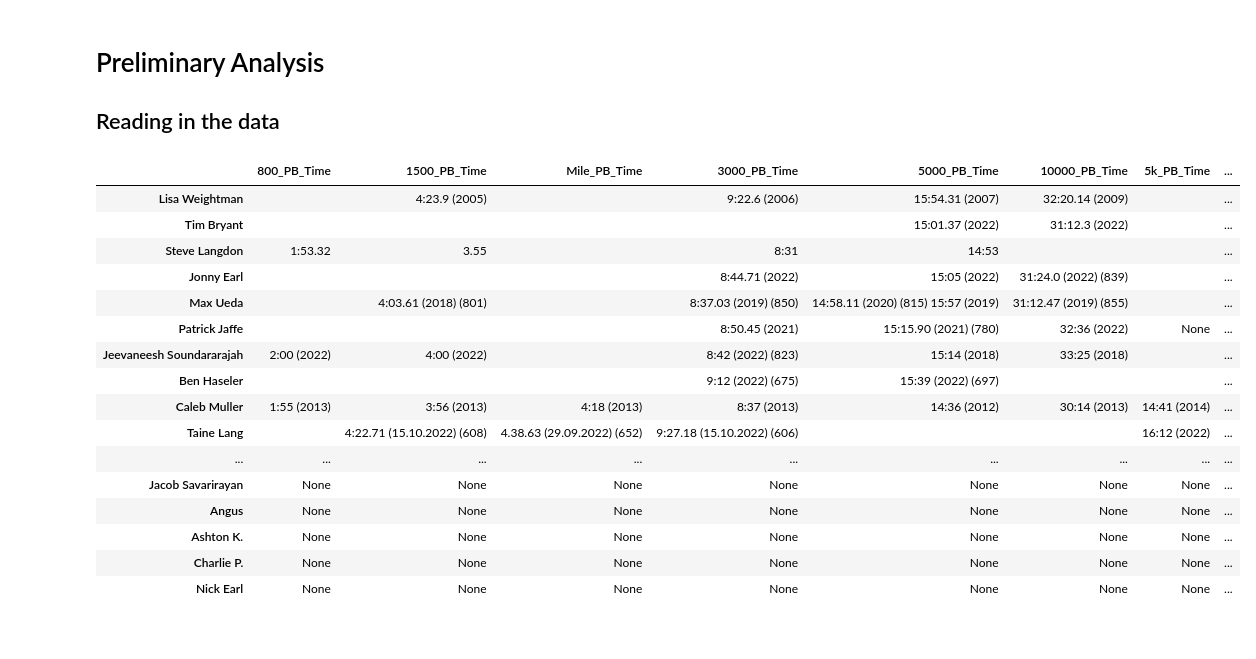
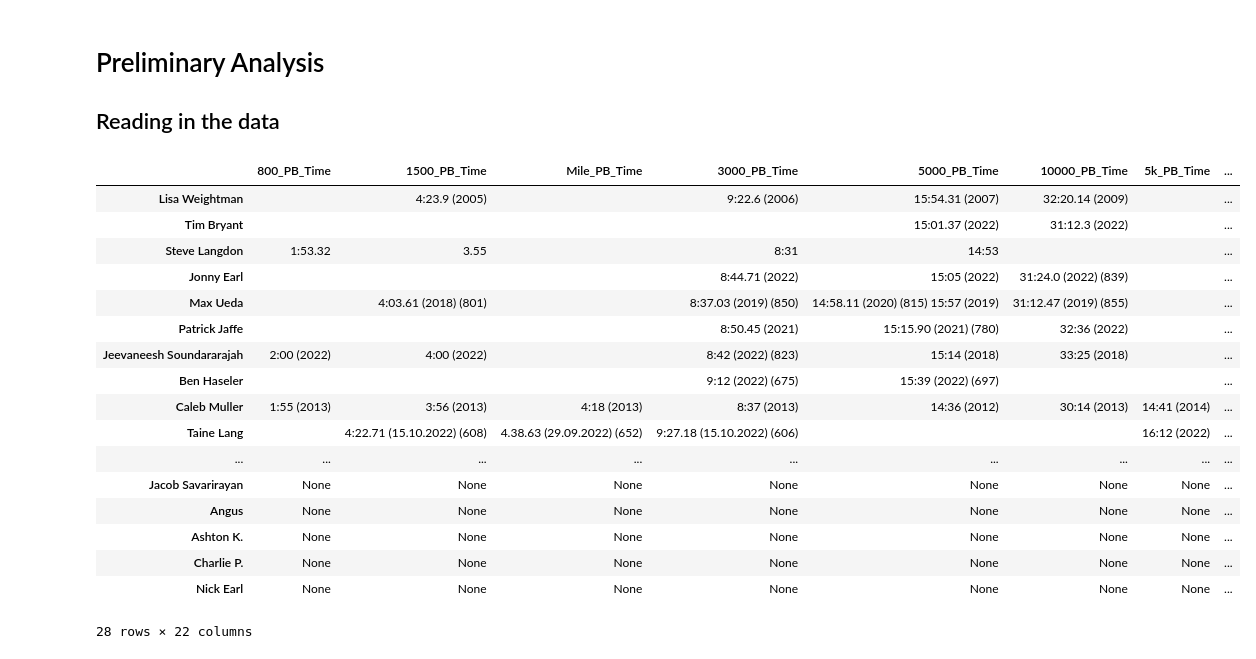
Before and after one commit to JMelleuish/Parkville_Project, a Jupyter notebook: Preliminary_analysis.ipynb, the cells around one changed output. Drawn from its saved outputs; the diff is of its cells as text; code cells hidden in the pictures.

```diff
--- a/Preliminary_analysis.ipynb
+++ b/Preliminary_analysis.ipynb
@@ -16,35 +16,35 @@ credentials = service_account.Credentials.from_service_account_file(
 
 # If modifying these scopes, delete the file token.json.
 
 
 # The ID and range of a sample spreadsheet.
 SPREADSHEET_ID = '1v0lHhZ9CIiPFNZtCnqgJ8i655qrnniv1WXqjKivvZe4'
-RANGE_NAME = 'Jacks_Data_Cleaned_Sheet!A1:M29'
+RANGE_NAME = 'Jacks_Data_Cleaned_Sheet!A1:W29'
 
 service = build('sheets', 'v4', credentials = credentials)
 
 # Call the Sheets API
 sheet = service.spreadsheets()
 result = sheet.values().get(spreadsheetId=SPREADSHEET_ID,
                             range=RANGE_NAME).execute()
 values = result.get('values', [])
 df = pd.DataFrame(values)
 
 new_header = df.iloc[0] #grab the first row for the header
 df = df[1:] #take the data less the header row
 df.columns = new_header #set the header row as the df header
 index = df["Athlete"].tolist()
 df = df.set_index([pd.Index(index)])
 df = df.iloc[: , 1:]
 df
 # %% [output]
 |  | 800_PB_Time | 1500_PB_Time | Mile_PB_Time | 3000_PB_Time | 5000_PB_Time | 10000_PB_Time | 5k_PB_Time | ... |
 | Lisa Weightman |  | 4:23.9 (2005) |  | 9:22.6 (2006) | 15:54.31 (2007) | 32:20.14 (2009) |  | ... |
 | Tim Bryant |  |  |  |  | 15:01.37 (2022) | 31:12.3 (2022) |  | ... |
 | Steve Langdon | 1:53.32 | 3.55 |  | 8:31 | 14:53 |  |  | ... |
 | Jonny Earl |  |  |  | 8:44.71 (2022) | 15:05 (2022) | 31:24.0 (2022) (839) |  | ... |
 | Max Ueda |  | 4:03.61 (2018) (801) |  | 8:37.03 (2019) (850) | 14:58.11 (2020) (815) 15:57 (2019) | 31:12.47 (2019) (855) |  | ... |
-| Patrick Jaffe |  |  |  | 8:50.45 (2021) | 15:15.90 (2021) (780) | 32:36 (2022) | None | ... |
+| Patrick Jaffe |  |  |  | 8:50.45 (2021) | 15:15.90 (2021) (780) | 32:36 (2022) |  | ... |
 | Jeevaneesh Soundararajah | 2:00 (2022) | 4:00 (2022) |  | 8:42 (2022) (823) | 15:14 (2018) | 33:25 (2018) |  | ... |
 | Ben Haseler |  |  |  | 9:12 (2022) (675) | 15:39 (2022) (697) |  |  | ... |
 | Caleb Muller | 1:55 (2013) | 3:56 (2013) | 4:18 (2013) | 8:37 (2013) | 14:36 (2012) | 30:14 (2013) | 14:41 (2014) | ... |
@@ -55,3 +55,4 @@ df
 | Ashton K. | None | None | None | None | None | None | None | ... |
 | Charlie P. | None | None | None | None | None | None | None | ... |
 | Nick Earl | None | None | None | None | None | None | None | ... |
+28 rows × 22 columns
```
